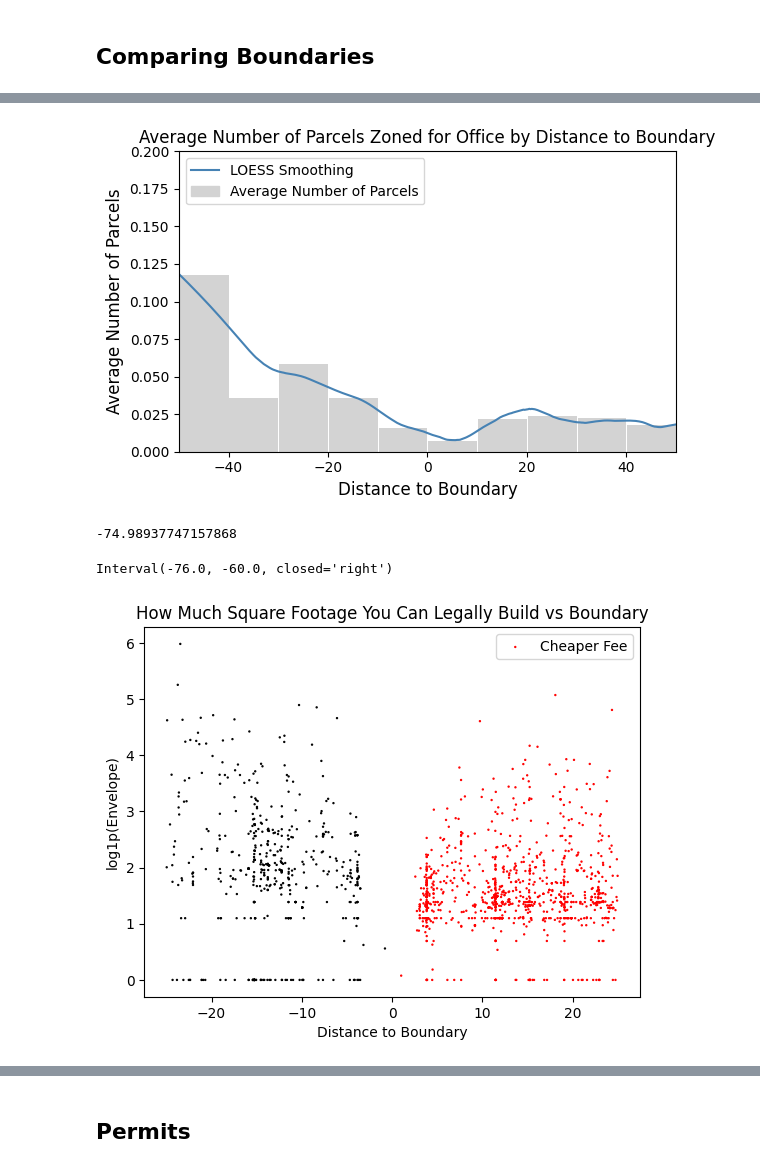
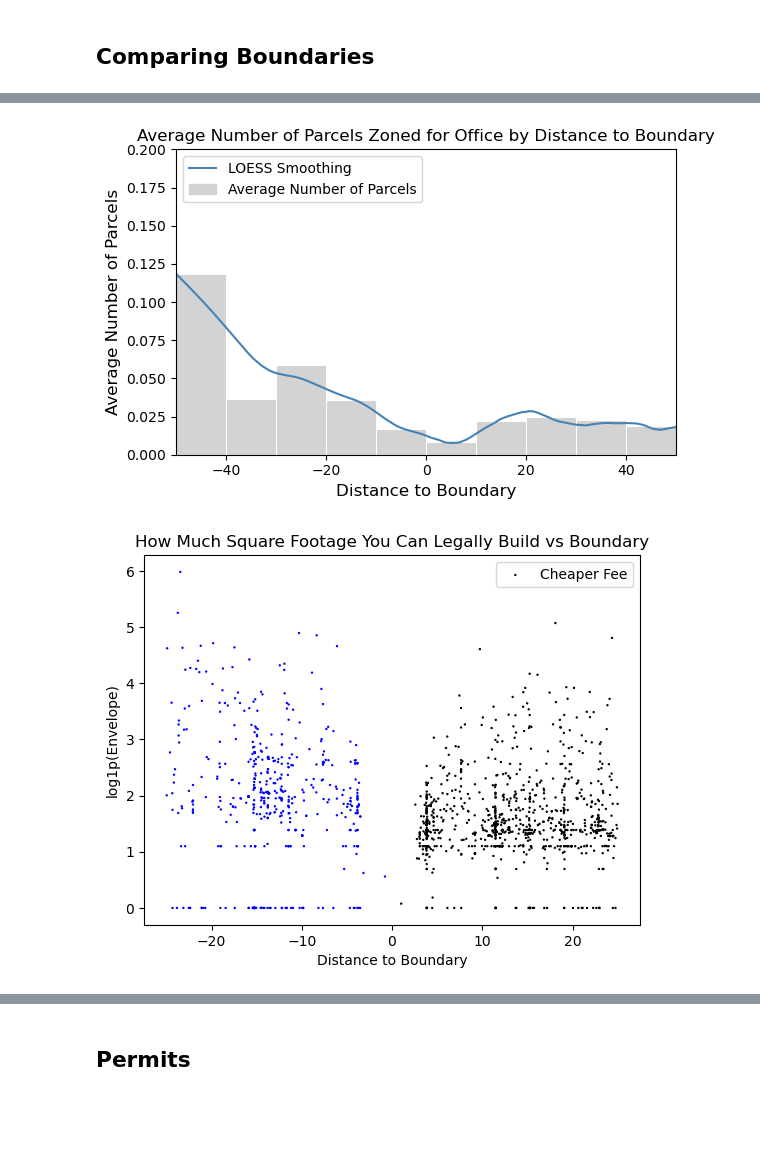
Before and after one commit to sdamerdji/dissertation, a Jupyter notebook: rdd/rdd_cleaning.ipynb, the cells around one changed output, grey strips where cells are left out. Cells and saved outputs as stored; diff of their text form; code cells hidden in the pictures; blank space fills up the shorter version.

```diff
--- a/rdd/rdd_cleaning.ipynb
+++ b/rdd/rdd_cleaning.ipynb
@@ -56,7 +59,7 @@ plt.savefig('tier1_tier2_boundaries.png')
 # %% [markdown]
 ## Permits
 # %%
-panel = gpd.read_feather('../data/basic_panel.geofeather')
+panel = gpd.read_feather('../data/basic_panel_with_slopes_lags.geofeather')
 # %%
 panel = panel.cx[x_min:x_max, y_min:y_max]
 # %%
@@ -185,25 +170,17 @@ plt.savefig('office_zoning_boundary.png', bbox_inches='tight')
 # Show the plot
 plt.show()
 # %% [output]
-[figure, old version]
+[figure, new version]
-# %%
-df['dist_to_boundary'].min()
-# %% [output]
--74.98937747157868
-# %%
-grouped_df.dist_to_boundary_bin[0]
-# %% [output]
-Interval(-76.0, -60.0, closed='right')
 # %%
 df = boundary_homes[(np.absolute(boundary_homes['dist_to_boundary']) <= 25)].copy()
 
 plt.scatter(df['dist_to_boundary'],
             np.log1p(df['Envelope_1000']), alpha=1, s=.5,
-            c=df['tier'].map(color_map))
+            c=df['tier'].map({'tier1': 'black', 'tier2': 'blue'}))
 plt.legend(['Cheaper Fee', 'Expensive Fee'])
 plt.title('How Much Square Footage You Can Legally Build vs Boundary')
 plt.xlabel('Distance to Boundary')
 plt.ylabel('log1p(Envelope)')
 plt.savefig('Envelope_boundary.png')
 # %% [output]
-[figure, old version]
+[figure, new version]
```
Also changed, not shown: parts of 16 cells of this notebook, 12 other files.
